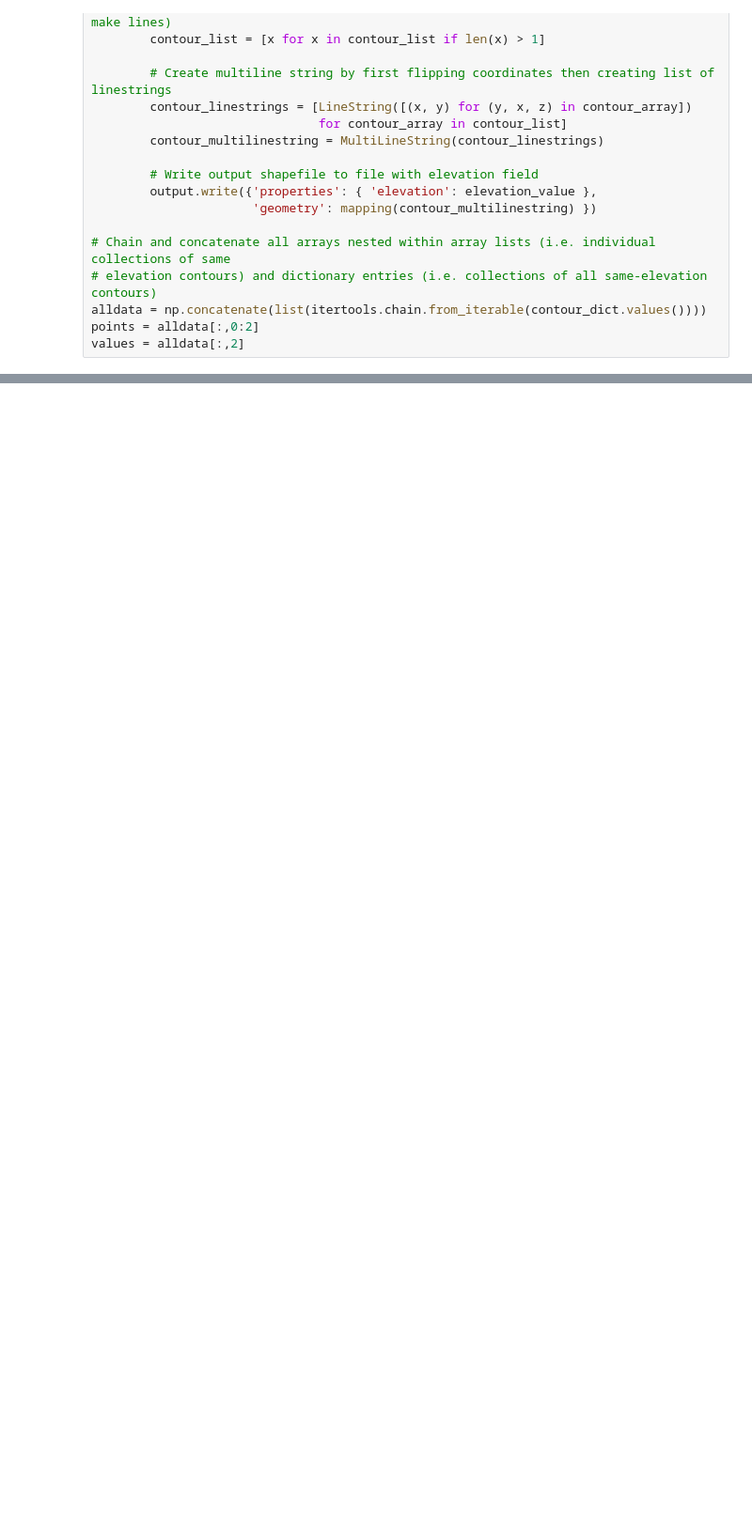
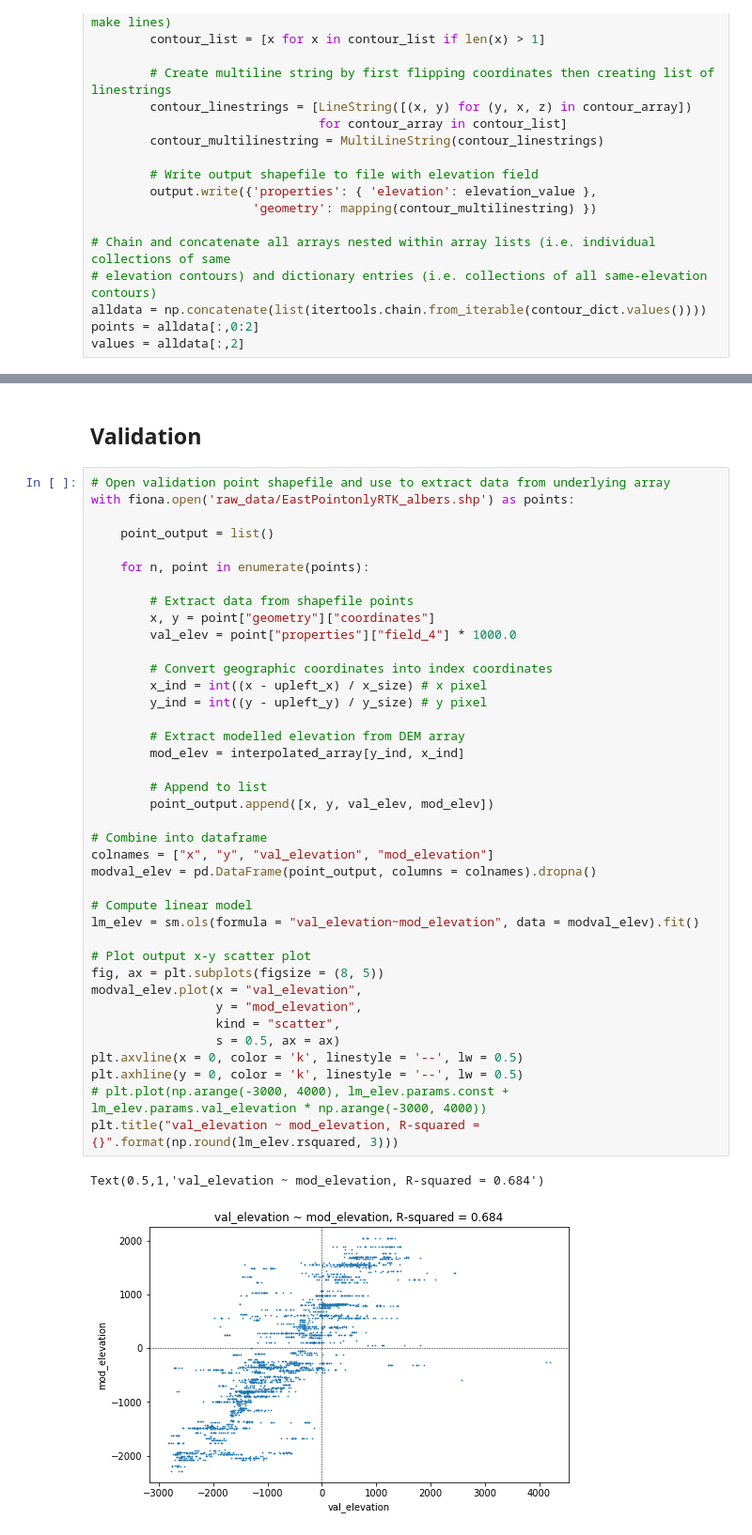
Before and after one commit to robbibt/nidem_visualisations, a Jupyter notebook: intertidal_dem.ipynb, the cells around one changed output, grey strips where cells are left out. Shown: that part at 94% size. Drawn from its saved outputs; the diff is of its cells as text; blank space fills up the shorter version.

Commit message:
Add validation code

```diff
--- a/intertidal_dem.ipynb
+++ b/intertidal_dem.ipynb
@@ -222,3 +221,47 @@ for xc in np.arange(0.5, 10.5, 1.0):
 # %% [output]
 ITEM classes: [-1281, -1074, -857, -621, -379, -160, 77, 318, 558]
 [figure]
+# %% [markdown]
+## Validation
+# %%
+# Open validation point shapefile and use to extract data from underlying array
+with fiona.open('raw_data/EastPointonlyRTK_albers.shp') as points:
+
+    point_output = list()
+
+    for n, point in enumerate(points):
+
+        # Extract data from shapefile points
+        x, y = point["geometry"]["coordinates"]
+        val_elev = point["properties"]["field_4"] * 1000.0
+
+        # Convert geographic coordinates into index coordinates
+        x_ind = int((x - upleft_x) / x_size) # x pixel
+        y_ind = int((y - upleft_y) / y_size) # y pixel
+
+        # Extract modelled elevation from DEM array
+        mod_elev = interpolated_array[y_ind, x_ind]
+
+        # Append to list
+        point_output.append([x, y, val_elev, mod_elev])
+
+# Combine into dataframe
+colnames = ["x", "y", "val_elevation", "mod_elevation"]
+modval_elev = pd.DataFrame(point_output, columns = colnames).dropna()
+
+# Compute linear model
+lm_elev = sm.ols(formula = "val_elevation~mod_elevation", data = modval_elev).fit()
+
+# Plot output x-y scatter plot
+fig, ax = plt.subplots(figsize = (8, 5))
+modval_elev.plot(x = "val_elevation",
+                 y = "mod_elevation",
+                 kind = "scatter",
+                 s = 0.5, ax = ax)
+plt.axvline(x = 0, color = 'k', linestyle = '--', lw = 0.5)
+plt.axhline(y = 0, color = 'k', linestyle = '--', lw = 0.5)
+# plt.plot(np.arange(-3000, 4000), lm_elev.params.const + lm_elev.params.val_elevation * np.arange(-3000, 4000))
+plt.title("val_elevation ~ mod_elevation, R-squared = {}".format(np.round(lm_elev.rsquared, 3)))
+# %% [output]
+Text(0.5,1,'val_elevation ~ mod_elevation, R-squared = 0.684')
+[figure, added]
```
Also changed, not shown: parts of 10 cells of this notebook.
